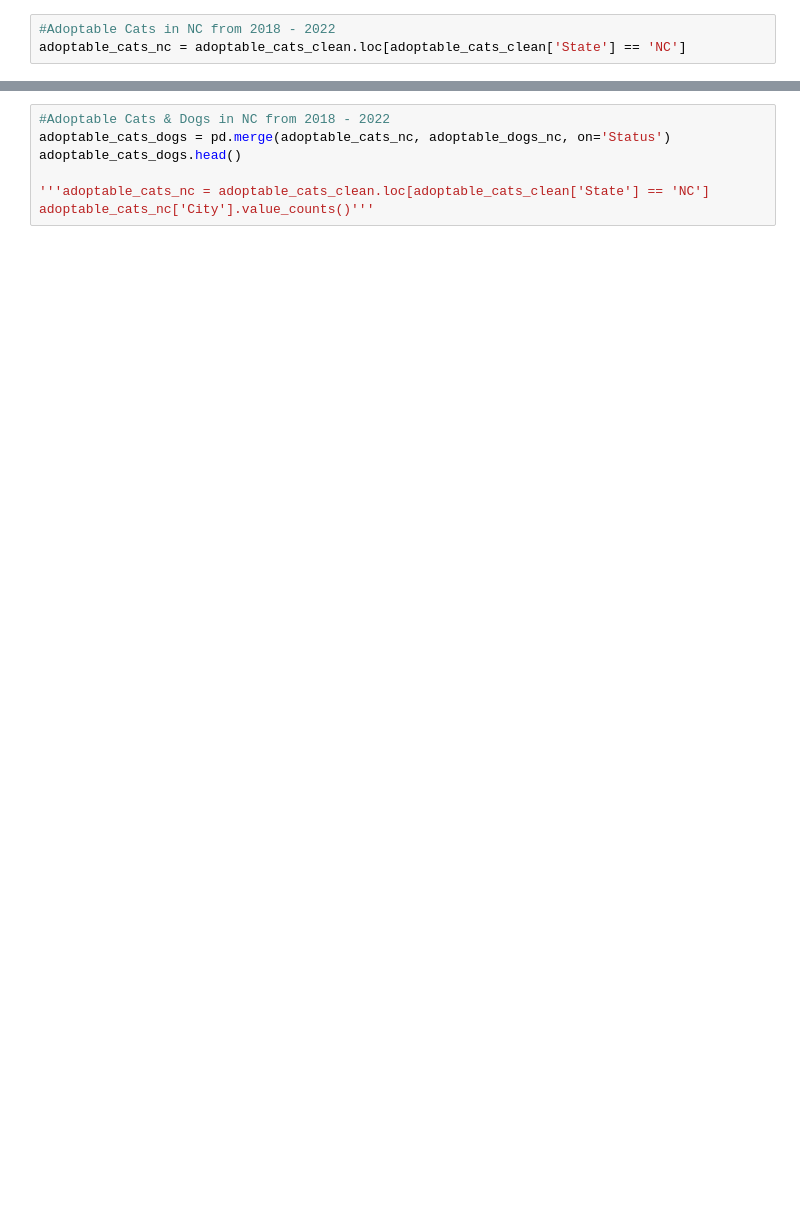
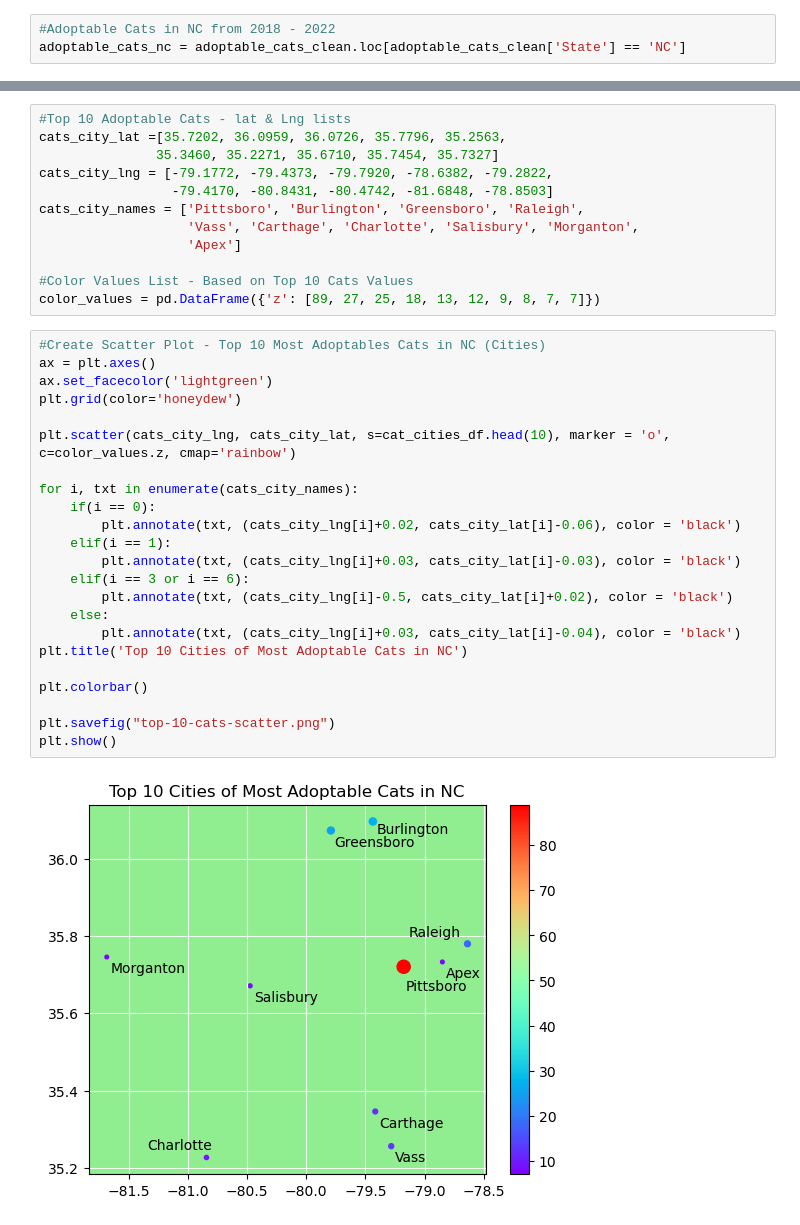
Before and after one commit to asosatrejo/pet-adoption-analysis, a Jupyter notebook: Location-Analysis.ipynb, the cells around one changed output, grey strips where cells are left out. Drawn from its saved outputs; the diff is of its cells as text; blank space fills up the shorter version.

```diff
--- a/Location-Analysis.ipynb
+++ b/Location-Analysis.ipynb
@@ -198,10 +206,40 @@ cat_chart_10.set_title('Top 10 Most Adoptable Cats in NC Cities')
 plt.show()
 # %% [output]
 [figure]
-# %%
-#Adoptable Cats & Dogs in NC from 2018 - 2022
-adoptable_cats_dogs = pd.merge(adoptable_cats_nc, adoptable_dogs_nc, on='Status')
-adoptable_cats_dogs.head()
-
-'''adoptable_cats_nc = adoptable_cats_clean.loc[adoptable_cats_clean['State'] == 'NC']
-adoptable_cats_nc['City'].value_counts()'''
+# %%
+#Top 10 Adoptable Cats - lat & Lng lists
+cats_city_lat =[35.7202, 36.0959, 36.0726, 35.7796, 35.2563,
+               35.3460, 35.2271, 35.6710, 35.7454, 35.7327]
+cats_city_lng = [-79.1772, -79.4373, -79.7920, -78.6382, -79.2822,
+                 -79.4170, -80.8431, -80.4742, -81.6848, -78.8503]
+cats_city_names = ['Pittsboro', 'Burlington', 'Greensboro', 'Raleigh',
+                   'Vass', 'Carthage', 'Charlotte', 'Salisbury', 'Morganton',
+                   'Apex']
+
+#Color Values List - Based on Top 10 Cats Values
+color_values = pd.DataFrame({'z': [89, 27, 25, 18, 13, 12, 9, 8, 7, 7]})
+# %%
+#Create Scatter Plot - Top 10 Most Adoptables Cats in NC (Cities)
+ax = plt.axes()
+ax.set_facecolor('lightgreen')
+plt.grid(color='honeydew')
+
+plt.scatter(cats_city_lng, cats_city_lat, s=cat_cities_df.head(10), marker = 'o', c=color_values.z, cmap='rainbow')
+
+for i, txt in enumerate(cats_city_names):
+    if(i == 0):
+        plt.annotate(txt, (cats_city_lng[i]+0.02, cats_city_lat[i]-0.06), color = 'black')
+    elif(i == 1):
+        plt.annotate(txt, (cats_city_lng[i]+0.03, cats_city_lat[i]-0.03), color = 'black')
+    elif(i == 3 or i == 6):
+        plt.annotate(txt, (cats_city_lng[i]-0.5, cats_city_lat[i]+0.02), color = 'black')
+    else:
+        plt.annotate(txt, (cats_city_lng[i]+0.03, cats_city_lat[i]-0.04), color = 'black')
+plt.title('Top 10 Cities of Most Adoptable Cats in NC')
+
+plt.colorbar()
+
+plt.savefig("top-10-cats-scatter.png")
+plt.show()
+# %% [output]
+[figure, added]
```
Also changed, not shown: parts of 13 cells of this notebook, 5 other files.
